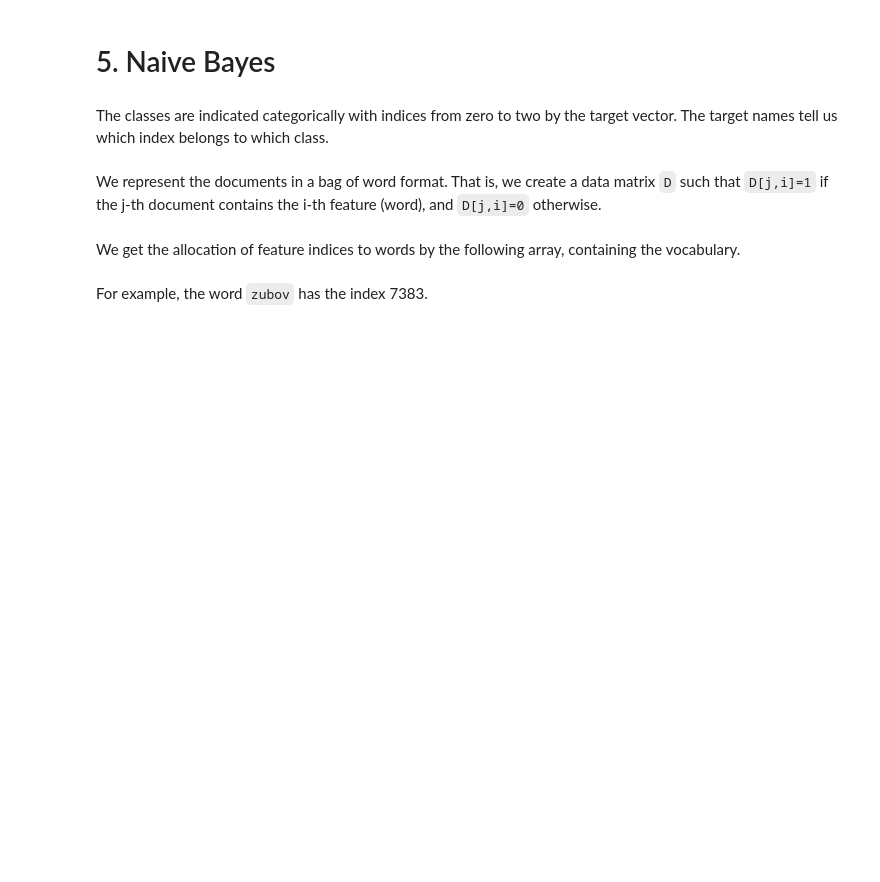
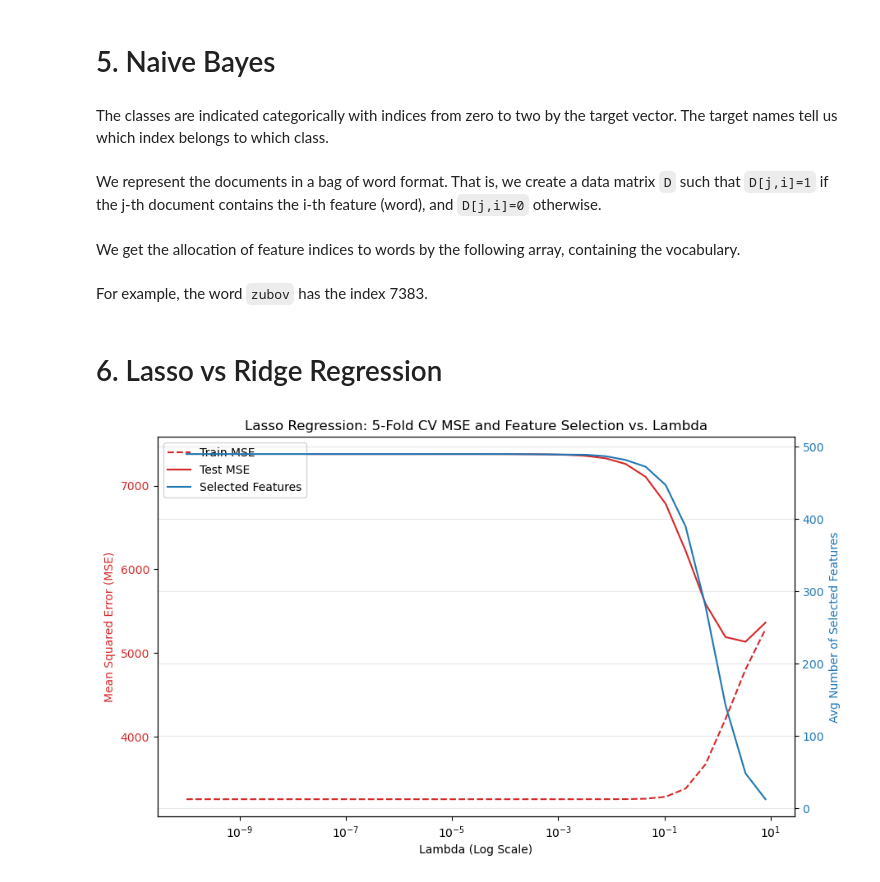
Before and after one commit to VassilisK2001/TU-e_2IRR50_HW1, a Jupyter notebook: HW1_26_setup.ipynb, the cells around one changed output. Saved outputs shown, nothing was run; the diff lists cells and outputs as text; code cells hidden in the pictures; blank space fills up the shorter version.

```diff
--- a/HW1_26_setup.ipynb
+++ b/HW1_26_setup.ipynb
@@ -383,3 +383,11 @@ vectorizer.get_feature_names_out()
 For example, the word `zubov` has the index 7383.
 # %%
 np.where(vectorizer.get_feature_names_out() == 'zubov')[0]
+# %% [markdown]
+# 6. Lasso vs Ridge Regression
+# %%
+import pandas as pd
+df = pd.read_csv("METABRIC_RNA_Mutation.csv")
+df_D = pd.concat([df['age_at_diagnosis'], df.iloc[:, 31:520]],axis=1)
+D = df_D.to_numpy()
+y = df['overall_survival_months'].to_numpy()
@@ -385,0 +430,68 @@ np.where(vectorizer.get_feature_names_out() == 'zubov')[0]
+# %%
+# Define the range of lambdas
+lambdas = np.logspace(-10, np.log10(8), num=30)
+
+kf = KFold(n_splits=5, shuffle=True, random_state=42)
+
+avg_train_mse = []
+avg_test_mse = []
+avg_selected_features = []
+
+for lmbda in lambdas:
+    fold_train_mse = []
+    fold_test_mse = []
+    fold_selected = []
+
+    for train_idx, test_idx in kf.split(D):
+        D_train, D_test = D[train_idx], D[test_idx]
+        y_train, y_test = y[train_idx], y[test_idx]
+
+        # Initialize and fit Lasso
+        lasso = Lasso(alpha=lmbda, fit_intercept=True, max_iter=5000)
+        lasso.fit(D_train, y_train)
+
+        # Predictions
+        pred_train = lasso.predict(D_train)
+        pred_test = lasso.predict(D_test)
+
+        # MSE
+        fold_train_mse.append(mean_squared_error(y_train, pred_train))
+        fold_test_mse.append(mean_squared_error(y_test, pred_test))
+
+        # Count selected features (|beta_s| > 10^-16)
+        num_selected = np.sum(np.abs(lasso.coef_) > 1e-16)
+        fold_selected.append(num_selected)
+
+    # Average across the 5 folds
+    avg_train_mse.append(np.mean(fold_train_mse))
+    avg_test_mse.append(np.mean(fold_test_mse))
+    avg_selected_features.append(np.mean(fold_selected))
+
+# Plotting the Results
+fig, ax1 = plt.subplots(figsize=(10, 6))
+
+# Plot MSEs on the left y-axis
+color = 'tab:red'
+ax1.set_xlabel('Lambda (Log Scale)')
+ax1.set_ylabel('Mean Squared Error (MSE)', color=color)
+ax1.plot(lambdas, avg_train_mse, color=color, linestyle='--', label='Train MSE')
+ax1.plot(lambdas, avg_test_mse, color=color, linestyle='-', label='Test MSE')
+ax1.tick_params(axis='y', labelcolor=color)
+ax1.set_xscale('log')
+
+# Plot the number of selected features
+ax2 = ax1.twinx()
+color = 'tab:blue'
+ax2.set_ylabel('Avg Number of Selected Features', color=color)
+ax2.plot(lambdas, avg_selected_features, color=color, linestyle='-', label='Selected Features')
+ax2.tick_params(axis='y', labelcolor=color)
+
+lines_1, labels_1 = ax1.get_legend_handles_labels()
+lines_2, labels_2 = ax2.get_legend_handles_labels()
+ax1.legend(lines_1 + lines_2, labels_1 + labels_2, loc='upper left')
+
+plt.title('Lasso Regression: 5-Fold CV MSE and Feature Selection vs. Lambda')
+plt.grid(True, alpha=0.3)
+plt.show()
+# %% [output]
+[figure, added]
```
Also changed, not shown: parts of 3 cells of this notebook, 2 other files.
